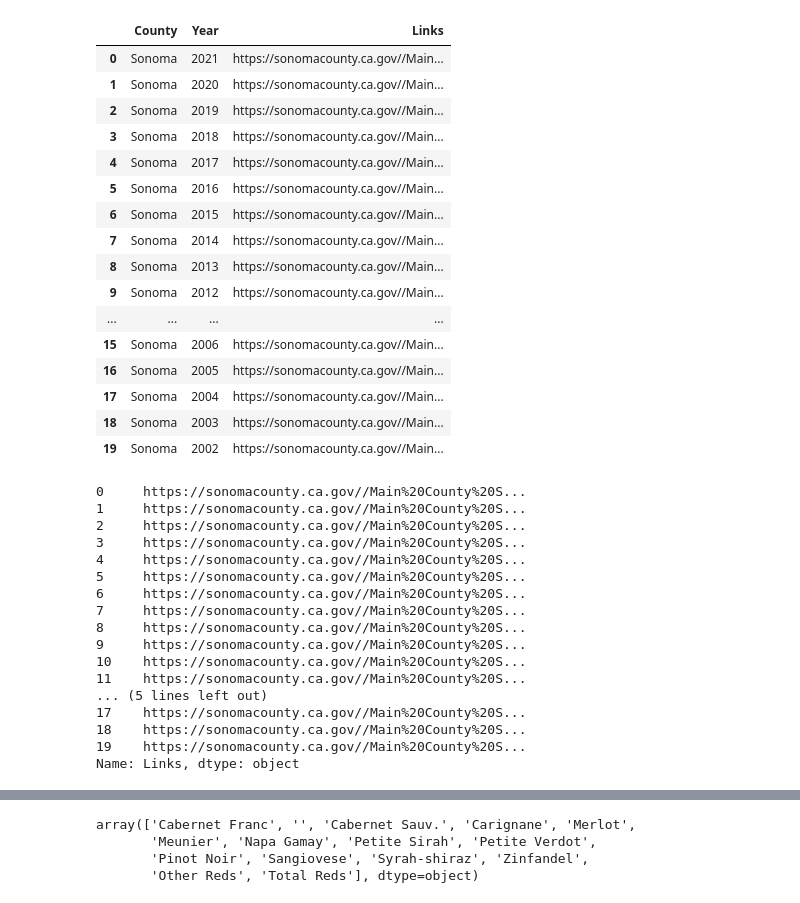
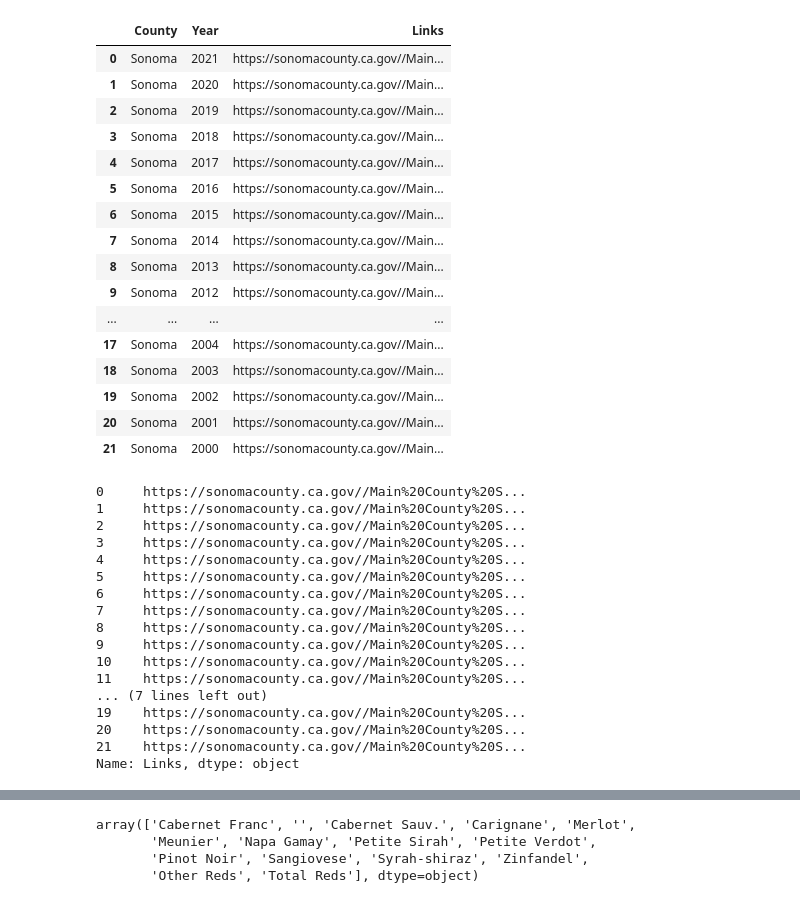
Before and after one commit to oscar6688/Farm-Smoke-Project, a Jupyter notebook: 2001-2021_sonoma.ipynb, the cells around one changed output, grey strips where cells are left out. Saved outputs shown, nothing was run; the diff lists cells and outputs as text; code cells hidden in the pictures.

Commit message:
clean data up to 01; explored methods for scan pdf

```diff
--- a/2010s-2020s_sonoma.ipynb
+++ b/2001-2021_sonoma.ipynb
@@ -19,26 +19,26 @@ pd.options.mode.chained_assignment = None  # default='warn'
 # If encounter SSL certify error - go to your Python 3.x.x folder and install Certification
 # %%
 csv = pd.read_csv('farm_smoke.csv')
-sonoma_data = csv.query('County == "Sonoma" and Year >= 2002').copy().reset_index(drop=True)
+sonoma_data = csv.query('County == "Sonoma" and Year >= 2000').copy().reset_index(drop=True)
 sonoma_data
 # %% [output]
 |  | County | Year | Links |
 | 0 | Sonoma | 2021 | https://sonomacounty.ca.gov//Main... |
 | 1 | Sonoma | 2020 | https://sonomacounty.ca.gov//Main... |
 | 2 | Sonoma | 2019 | https://sonomacounty.ca.gov//Main... |
 | 3 | Sonoma | 2018 | https://sonomacounty.ca.gov//Main... |
 | 4 | Sonoma | 2017 | https://sonomacounty.ca.gov//Main... |
 | 5 | Sonoma | 2016 | https://sonomacounty.ca.gov//Main... |
 | 6 | Sonoma | 2015 | https://sonomacounty.ca.gov//Main... |
 | 7 | Sonoma | 2014 | https://sonomacounty.ca.gov//Main... |
 | 8 | Sonoma | 2013 | https://sonomacounty.ca.gov//Main... |
 | 9 | Sonoma | 2012 | https://sonomacounty.ca.gov//Main... |
 | ... | ... | ... | ... |
-| 15 | Sonoma | 2006 | https://sonomacounty.ca.gov//Main... |
-| 16 | Sonoma | 2005 | https://sonomacounty.ca.gov//Main... |
 | 17 | Sonoma | 2004 | https://sonomacounty.ca.gov//Main... |
 | 18 | Sonoma | 2003 | https://sonomacounty.ca.gov//Main... |
 | 19 | Sonoma | 2002 | https://sonomacounty.ca.gov//Main... |
+| 20 | Sonoma | 2001 | https://sonomacounty.ca.gov//Main... |
+| 21 | Sonoma | 2000 | https://sonomacounty.ca.gov//Main... |
 # %%
 urls = sonoma_data['Links']
 urls
@@ -55,10 +55,10 @@ urls
 9     https://sonomacounty.ca.gov//Main%20County%20S...
 10    https://sonomacounty.ca.gov//Main%20County%20S...
 11    https://sonomacounty.ca.gov//Main%20County%20S...
-... (5 lines left out)
-17    https://sonomacounty.ca.gov//Main%20County%20S...
-18    https://sonomacounty.ca.gov//Main%20County%20S...
+... (7 lines left out)
 19    https://sonomacounty.ca.gov//Main%20County%20S...
+20    https://sonomacounty.ca.gov//Main%20County%20S...
+21    https://sonomacounty.ca.gov//Main%20County%20S...
 Name: Links, dtype: object
 # %%
 # Note 1: 2021 - 2017 can work together
```
Also changed, not shown: parts of 17 cells of this notebook, 1 other file.
